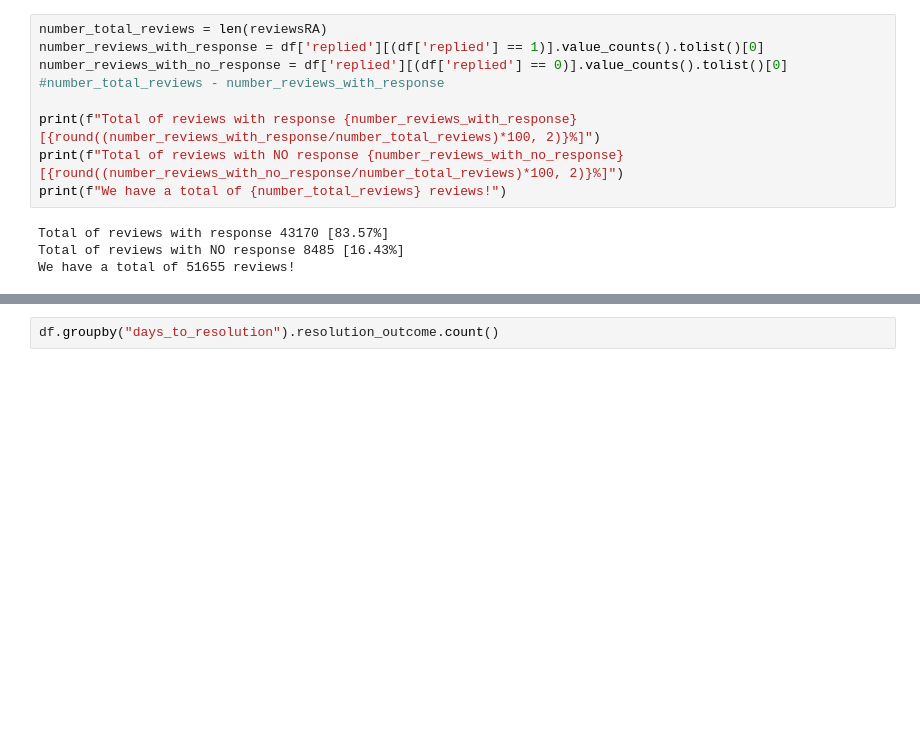
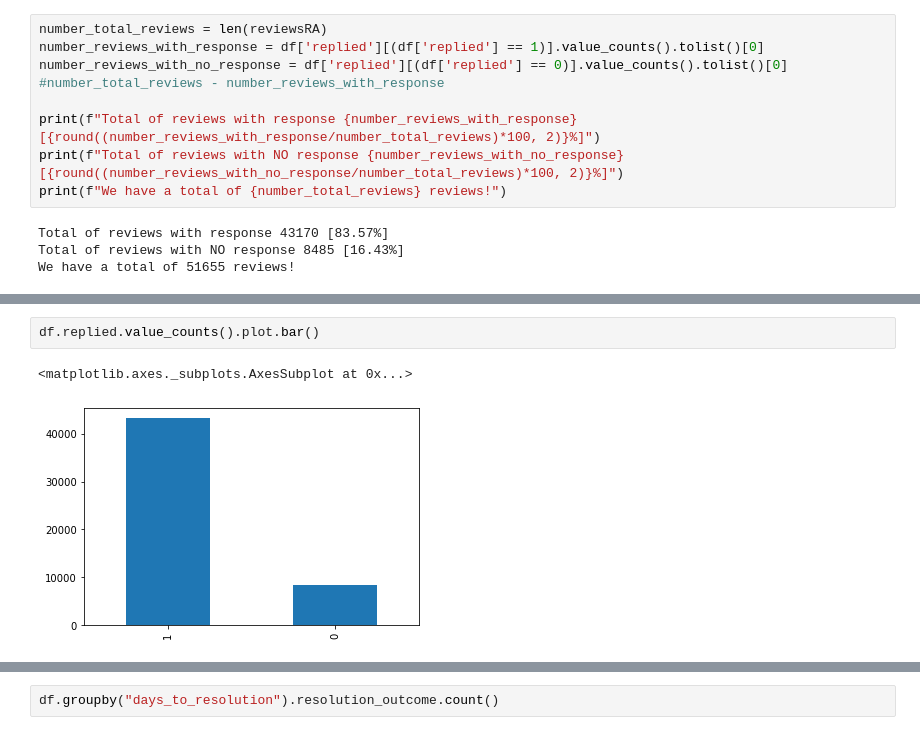
Before and after one commit to SPTime19/notebooks, a Jupyter notebook: EDA/200507-Third_Eda-Makoto.ipynb, the cells around one changed output, grey strips where cells are left out. Drawn from its saved outputs; the diff is of its cells as text; blank space fills up the shorter version.

```diff
--- a/EDA/200507-Third_Eda-Makoto.ipynb
+++ b/EDA/200507-Third_Eda-Makoto.ipynb
@@ -257 +261,6 @@ df[(df['replied'] == 0)].head()
+# %%
+df.replied.value_counts().plot.bar()
+# %% [output]
+<matplotlib.axes._subplots.AxesSubplot at 0x...>
+[figure, added]
 # %% [markdown]
```
Also changed, not shown: parts of 26 cells of this notebook.
